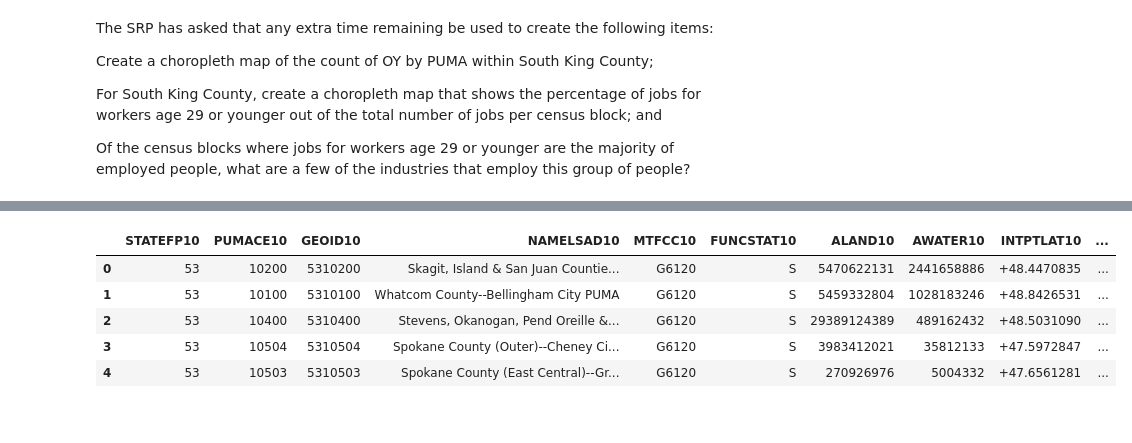
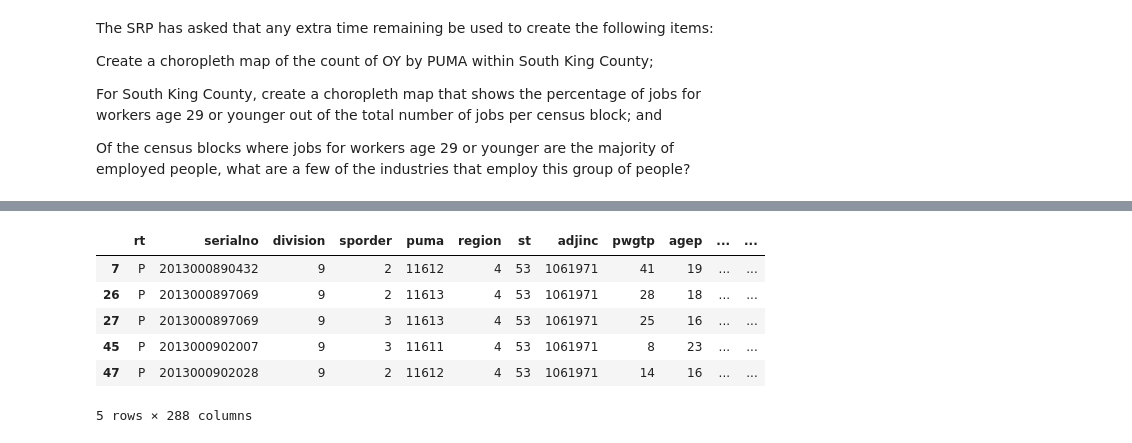
Before and after one commit to navahmed/opportunity_youth, a Jupyter notebook: Index.ipynb, the cells around one changed output, grey strips where cells are left out. Drawn from its saved outputs; the diff is of its cells as text; code cells hidden in the pictures.

```diff
--- a/Index.ipynb
+++ b/Index.ipynb
@@ -384,9 +468,10 @@ map_df = gpd.read_file(fp)
 # %%
-map_df.head()
+was_rm_OY.head()
 # %% [output]
-|  | STATEFP10 | PUMACE10 | GEOID10 | NAMELSAD10 | MTFCC10 | FUNCSTAT10 | ALAND10 | AWATER10 | INTPTLAT10 | ... |
-| 0 | 53 | 10200 | 5310200 | Skagit, Island & San Juan Countie... | G6120 | S | 5470622131 | 2441658886 | +48.4470835 | ... |
-| 1 | 53 | 10100 | 5310100 | Whatcom County--Bellingham City PUMA | G6120 | S | 5459332804 | 1028183246 | +48.8426531 | ... |
-| 2 | 53 | 10400 | 5310400 | Stevens, Okanogan, Pend Oreille &... | G6120 | S | 29389124389 | 489162432 | +48.5031090 | ... |
-| 3 | 53 | 10504 | 5310504 | Spokane County (Outer)--Cheney Ci... | G6120 | S | 3983412021 | 35812133 | +47.5972847 | ... |
-| 4 | 53 | 10503 | 5310503 | Spokane County (East Central)--Gr... | G6120 | S | 270926976 | 5004332 | +47.6561281 | ... |
+|  | rt | serialno | division | sporder | puma | region | st | adjinc | pwgtp | agep | ... | ... |
+| 7 | P | 2013000890432 | 9 | 2 | 11612 | 4 | 53 | 1061971 | 41 | 19 | ... | ... |
+| 26 | P | 2013000897069 | 9 | 2 | 11613 | 4 | 53 | 1061971 | 28 | 18 | ... | ... |
+| 27 | P | 2013000897069 | 9 | 3 | 11613 | 4 | 53 | 1061971 | 25 | 16 | ... | ... |
+| 45 | P | 2013000902007 | 9 | 3 | 11611 | 4 | 53 | 1061971 | 8 | 23 | ... | ... |
+| 47 | P | 2013000902028 | 9 | 2 | 11612 | 4 | 53 | 1061971 | 14 | 16 | ... | ... |
+5 rows × 288 columns
```
Also changed, not shown: parts of 40 cells of this notebook.
